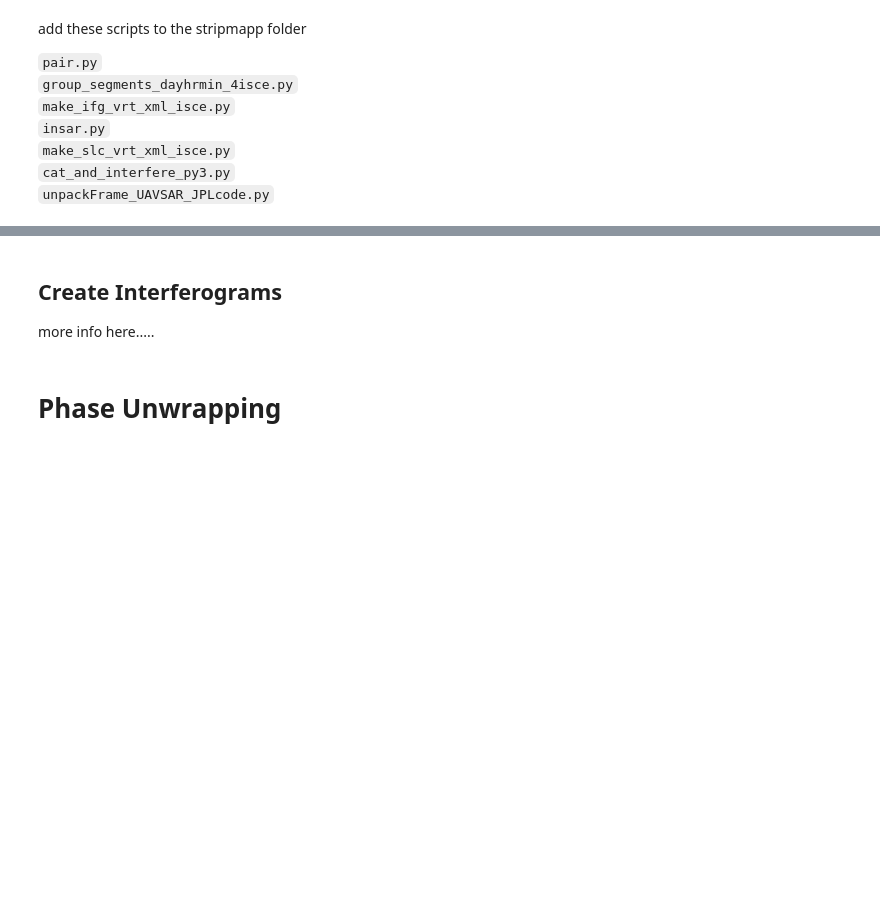
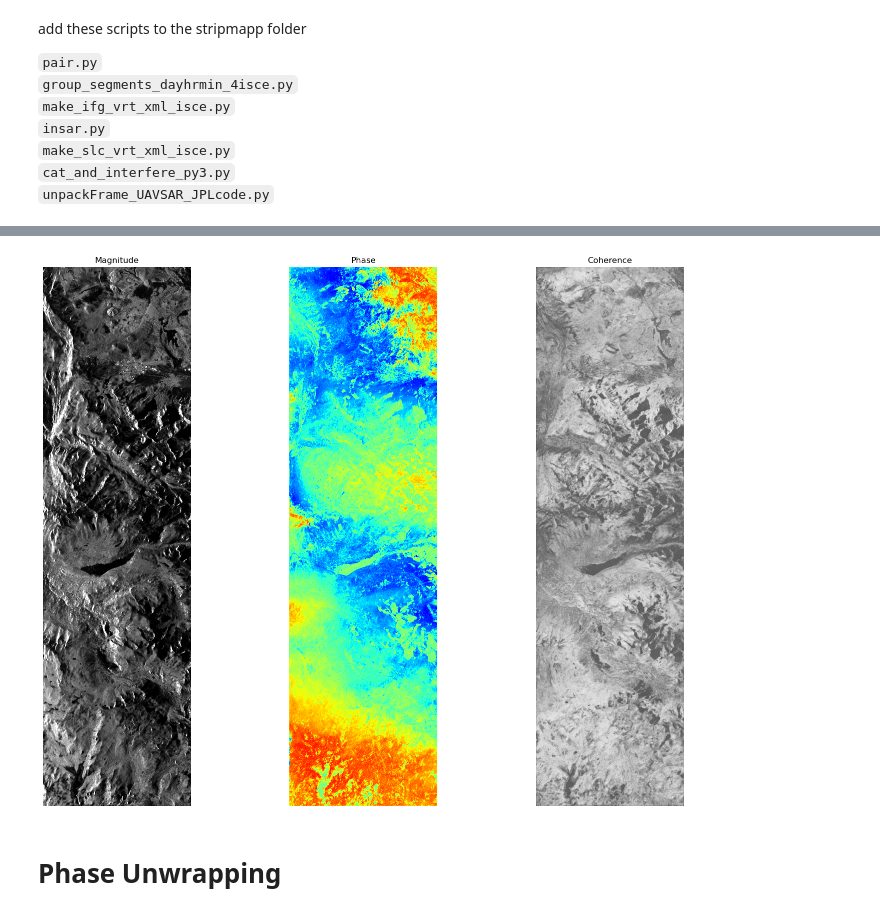
Before and after one commit to jacktarricone/ch3_fusion, a Jupyter notebook: sierra_isce_multi.ipynb, the cells around one changed output, grey strips where cells are left out. Drawn from its saved outputs; the diff is of its cells as text; code cells hidden in the pictures; blank space fills up the shorter version.

```diff
--- a/sierra_isce_multi.ipynb
+++ b/sierra_isce_multi.ipynb
@@ -198,28 +172,32 @@ os.getcwd()
 # %%
-ds = gdal.Open("/Users/jtarrico/sierra_isce/SLC/20200226T2253/sierra_17305_20014_000_200226_L090VV_01_BC_s2_1x1.slc", gdal.GA_ReadOnly)
-# extract a part of the SLC to display
-x0 = 0
-y0 = 0
-x_offset = 8874
-y_offset = 63032
-slc = ds.GetRasterBand(1).ReadAsArray(x0, y0, x_offset, y_offset)
+w_int = './int/20200131T1903_20200212T2211/20200131T1903_20200212T2211.int.vrt'
+coh_path = './int/20200131T1903_20200212T2211/20200131T1903_20200212T2211.cor.vrt'
+
+# read int
+ds = gdal.Open(w_int, gdal.GA_ReadOnly)
+igram = ds.GetRasterBand(1).ReadAsArray()
 ds = None
 
-fig = plt.figure(figsize=(14, 12))
+# read
+coh_ds = gdal.Open(coh_path, gdal.GA_ReadOnly)
+coh = coh_ds.GetRasterBand(1).ReadAsArray()
+coh_ds = None
 
-# display amplitude of the slc
-ax = fig.add_subplot(1,2,1)
-ax.imshow(np.abs(slc), vmin = 0, vmax=1, cmap='gray')
-ax.set_title("amplitude")
+fig = plt.figure(figsize=(18, 14))
 
-#display phase of the slc
-ax = fig.add_subplot(1,2,2)
-ax.imshow(np.angle(slc))
-ax.set_title("phase")
+ax = fig.add_subplot(1,3,1)
+ax.imshow(np.abs(igram), vmin = 0, vmax = .3, cmap = 'gray')
+ax.set_title("Magnitude")
+ax.set_axis_off()
 
-plt.show()
+ax = fig.add_subplot(1,3,2)
+ax.imshow(np.angle(igram), cmap = 'jet', vmax = 3.14, vmin = -3.14)
+ax.set_title("Phase")
+ax.set_axis_off()
 
-slc = None
+ax = fig.add_subplot(1,3,3)
+ax.imshow(coh, vmin = 0 , vmax = 1, cmap = 'gray')
+ax.set_title("Coherence")
+ax.set_axis_off()
+# %% [output]
+[figure, added]
-# %% [markdown]
-## Create Interferograms
-more info here.....
```
Also changed, not shown: parts of 26 cells of this notebook, 1 other file.
